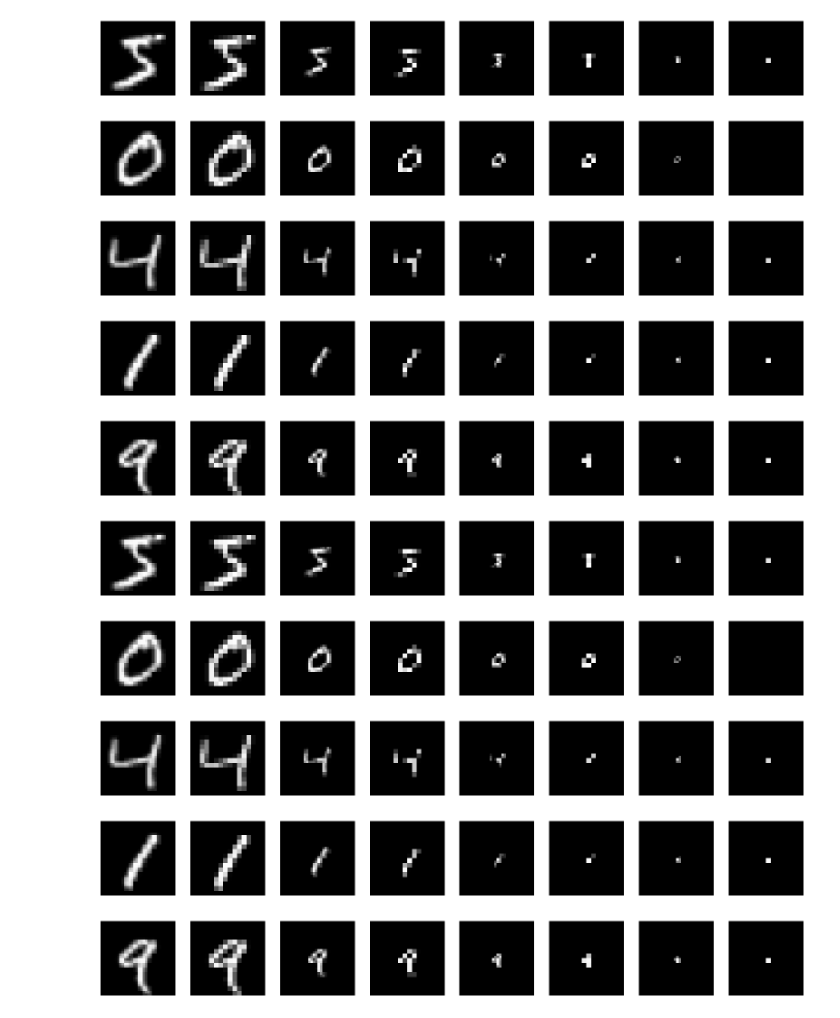
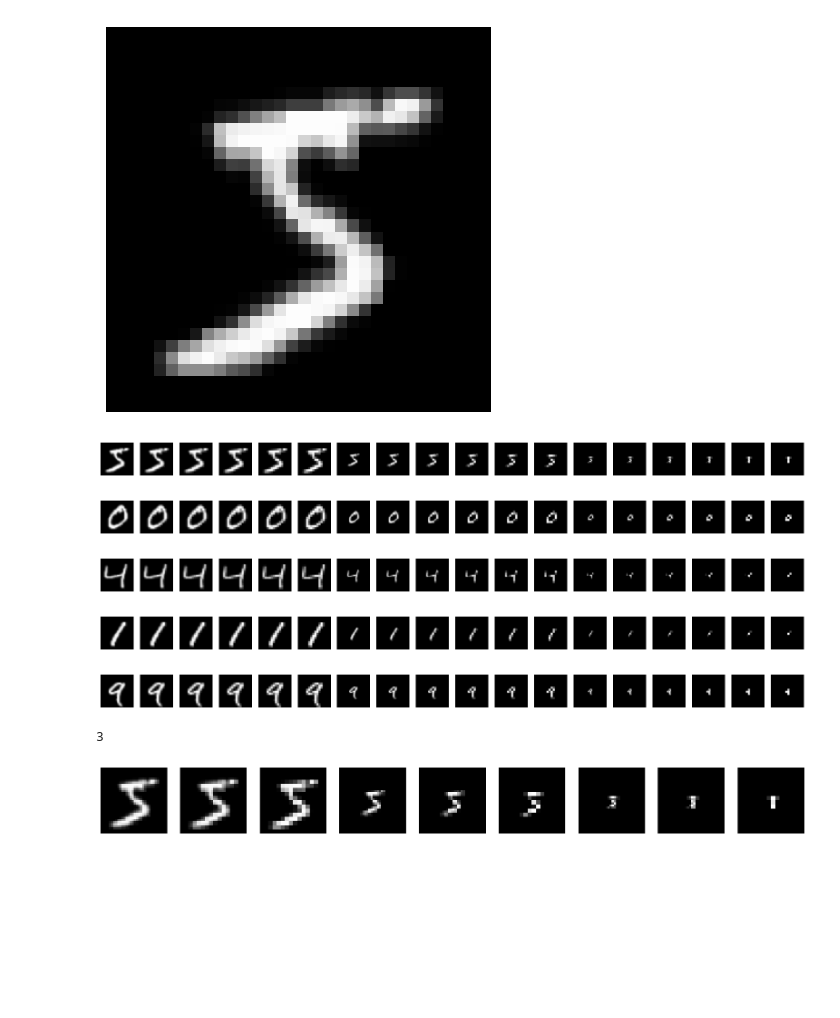
Before and after one commit to christianjensen2903/MNISTDiffusion, a Jupyter notebook: cold.ipynb, the cells around one changed output. Drawn from its saved outputs; the diff is of its cells as text; code cells hidden in the pictures; blank space fills up the shorter version.

```diff
--- a/cold.ipynb
+++ b/cold.ipynb
@@ -87,6 +89,10 @@ for i in range(1):
+# %%
+showImageList([pixelate(train_dataset[i][0], 0)])
+# %% [output]
+[figure, added]
 # %%
-n_between = 1
-minimum_pixelation = 2
+n_between = 5
+minimum_pixelation = 4
 pixelate = Pixelate(n_between=n_between, minimum_pixelation=minimum_pixelation)
 from utils import scale_images
 import math
@@ -100,39 +106,50 @@ def get_image_time_line(image):
     number_of_levels = int(math.log2(initial_size) - math.log2(minimum_pixelation * 2)) + 1
 
 
     for level in range(0, number_of_levels):
         for relative_t in range(1, n_between + 2):
             # Downscale image
             to_size = initial_size // (2 ** level)
             scaled_image = scale_images(image.unsqueeze(0), to_size)
 
             # Pixelate image
             pixelated_image = pixelate(scaled_image, relative_t)
 
             # Pad image
             pad_size = initial_size - pixelated_image.shape[-1]
 
             pixelated_image = torch.nn.functional.pad(
                 pixelated_image,
                 pad=(pad_size // 2, pad_size // 2, pad_size // 2, pad_size // 2),
             )
 
             images.append(pixelated_image)
 
     return images
 
 
 for i in range(5):
     showImageList(
         get_image_time_line(train_dataset[i][0])
     )
 # %% [output]
-[figure, old version]
+[figure, new version]
-[figure, old version]
+[figure, new version]
-[figure, old version]
+[figure, new version]
-[figure, old version]
+[figure, new version]
-[figure, old version]
+[figure, new version]
+# %%
+int(math.log2(32) - math.log2(4))
+# %% [output]
+3
 # %%
+
+minimum_pixelation = 4
+n_between = 2
+pixelate = Pixelate(n_between=n_between, minimum_pixelation=minimum_pixelation)
+
+T = pixelate.calculate_T(IMAGE_SIZE)
+
 def get_example_sample(image):
 
     image = image.unsqueeze(0)
@@ -140,37 +157,18 @@ def get_example_sample(image):
     current_size = minimum_pixelation * 2
 
     x_t = scale_images(image, to_size=minimum_pixelation)
-    x_t = scale_images(x_t, to_size=current_size)
+    x_t = scale_images(image, to_size=current_size)
 
     initial_size = image.shape[-1]
 
-    pad_size = initial_size - x_t.shape[-1]
-
-    padded_image = torch.nn.functional.pad(
-        x_t,
-        pad=(pad_size // 2, pad_size // 2, pad_size // 2, pad_size // 2),
-    )
-
-    images = [padded_image]
+    images = []
 
 
     while current_size <= initial_size:
         for relative_t in range(n_between + 1, 0, -1):
 
-            x_0 = scale_images(image, current_size)
-
-            if relative_t - 1 > 0:
-                x_t = (
-                    x_t
-                    - pixelate(x_0, relative_t)
-                    + pixelate(x_0, (relative_t - 1))
-                )
-                # x_t = pixelate(x_0, (relative_t - 1))
-            else:
-                current_size *= 2
-                x_t = scale_images(x_0, current_size)
-
-
+            if relative_t == n_between + 1:
+                x_t = pixelate(x_t, relative_t)
 
             pad_size = initial_size - x_t.shape[-1]
 
@@ -181,19 +179,27 @@ def get_example_sample(image):
 
             images.append(padded_image)
 
+            x_0 = scale_images(image, current_size)
 
-    return images[:-1][::-1]
+            # x_t = (
+            #         x_t
+            #         - pixelate(x_0, (relative_t))
+            #         + pixelate(x_0, (relative_t - 1))
+            #     )
+            x_t = pixelate(x_0, relative_t - 1)
 
-for i in range(5):
+            if relative_t - 1 == 0:
+                current_size *= 2
+                x_t = scale_images(x_t, current_size)
+
+    return images[::-1]
+
+for i in range(1):
     showImageList(
         get_example_sample(train_dataset[i][0])
     )
 # %% [output]
-[figure, old version]
+[figure, new version]
-[figure, removed]
-[figure, removed]
-[figure, removed]
-[figure, removed]
 # %%
 def get_example_sample(image):
 
```
Also changed, not shown: parts of 4 cells of this notebook, 4 other files.
